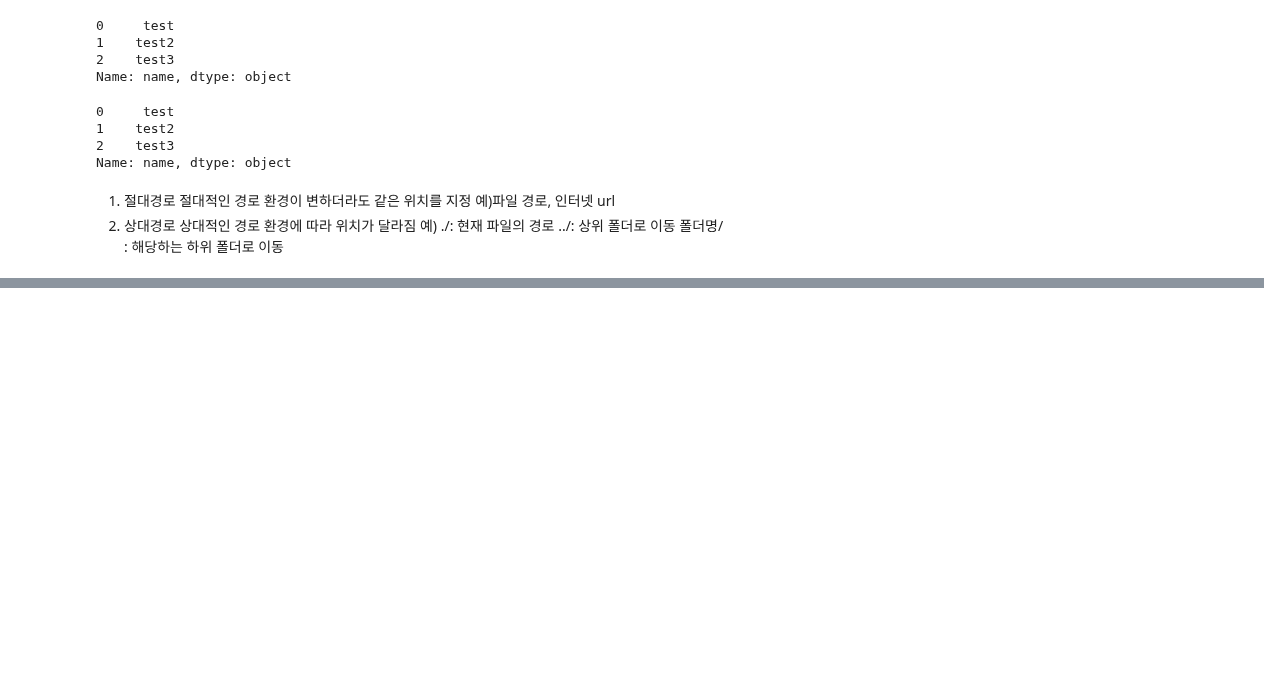
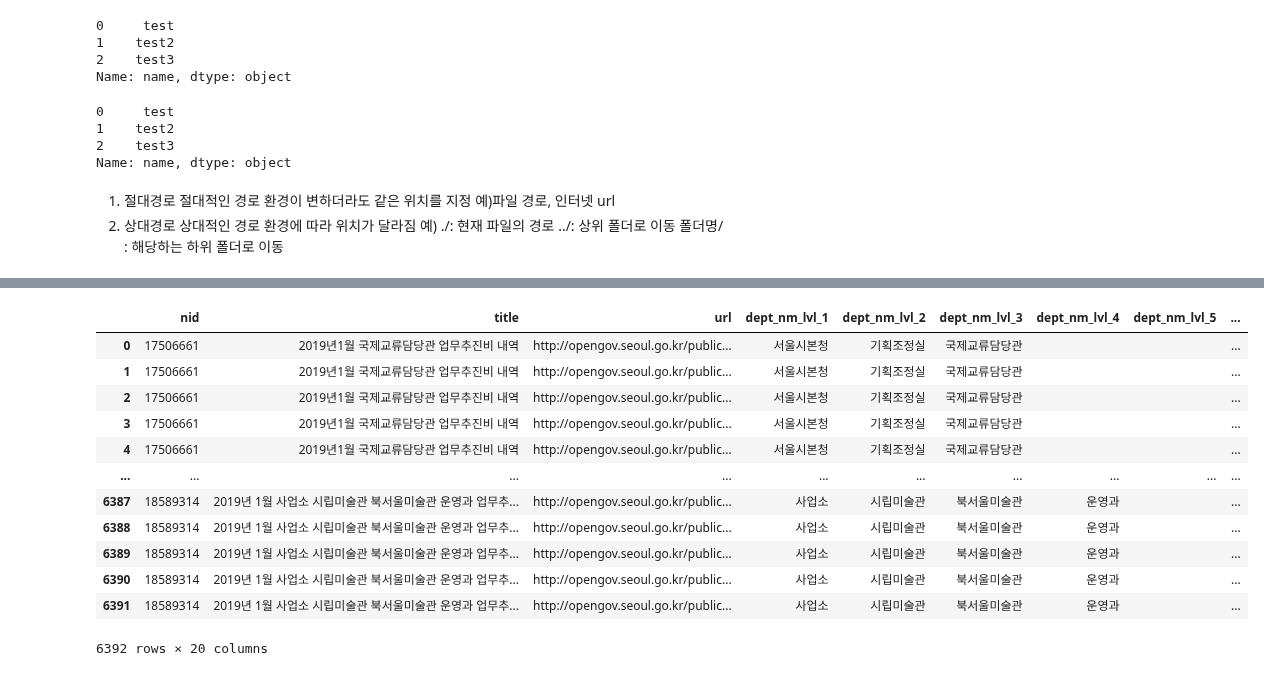
Before and after one commit to sejinhwang97ko/2023prac, a Jupyter notebook: 20230404/01.pandas.ipynb, the cells around one changed output, grey strips where cells are left out. Saved outputs shown, nothing was run; the diff lists cells and outputs as text; code cells hidden in the pictures; blank space fills up the shorter version.

```diff
--- a/20230404/01.pandas.ipynb
+++ b/20230404/01.pandas.ipynb
@@ -96,0 +151,17 @@ Name: name, dtype: object
+# %%
+# 현재 파일의 경로에서 상위 폴더로 이동 csv 하위 폴더이동 2019 하위 폴더 이동 201901_expense_list.json
+pd.read_json("../csv/csv/2019/201901_expense_list.json")
+# %% [output]
+|  | nid | title | url | dept_nm_lvl_1 | dept_nm_lvl_2 | dept_nm_lvl_3 | dept_nm_lvl_4 | dept_nm_lvl_5 | ... |
+| 0 | 17506661 | 2019년1월 국제교류담당관 업무추진비 내역 | http://opengov.seoul.go.kr/public... | 서울시본청 | 기획조정실 | 국제교류담당관 |  |  | ... |
+| 1 | 17506661 | 2019년1월 국제교류담당관 업무추진비 내역 | http://opengov.seoul.go.kr/public... | 서울시본청 | 기획조정실 | 국제교류담당관 |  |  | ... |
+| 2 | 17506661 | 2019년1월 국제교류담당관 업무추진비 내역 | http://opengov.seoul.go.kr/public... | 서울시본청 | 기획조정실 | 국제교류담당관 |  |  | ... |
+| 3 | 17506661 | 2019년1월 국제교류담당관 업무추진비 내역 | http://opengov.seoul.go.kr/public... | 서울시본청 | 기획조정실 | 국제교류담당관 |  |  | ... |
+| 4 | 17506661 | 2019년1월 국제교류담당관 업무추진비 내역 | http://opengov.seoul.go.kr/public... | 서울시본청 | 기획조정실 | 국제교류담당관 |  |  | ... |
+| ... | ... | ... | ... | ... | ... | ... | ... | ... | ... |
+| 6387 | 18589314 | 2019년 1월 사업소 시립미술관 북서울미술관 운영과 업무추... | http://opengov.seoul.go.kr/public... | 사업소 | 시립미술관 | 북서울미술관 | 운영과 |  | ... |
+| 6388 | 18589314 | 2019년 1월 사업소 시립미술관 북서울미술관 운영과 업무추... | http://opengov.seoul.go.kr/public... | 사업소 | 시립미술관 | 북서울미술관 | 운영과 |  | ... |
+| 6389 | 18589314 | 2019년 1월 사업소 시립미술관 북서울미술관 운영과 업무추... | http://opengov.seoul.go.kr/public... | 사업소 | 시립미술관 | 북서울미술관 | 운영과 |  | ... |
+| 6390 | 18589314 | 2019년 1월 사업소 시립미술관 북서울미술관 운영과 업무추... | http://opengov.seoul.go.kr/public... | 사업소 | 시립미술관 | 북서울미술관 | 운영과 |  | ... |
+| 6391 | 18589314 | 2019년 1월 사업소 시립미술관 북서울미술관 운영과 업무추... | http://opengov.seoul.go.kr/public... | 사업소 | 시립미술관 | 북서울미술관 | 운영과 |  | ... |
+6392 rows × 20 columns
```
Also changed, not shown: parts of 41 cells of this notebook, 1 other file.
